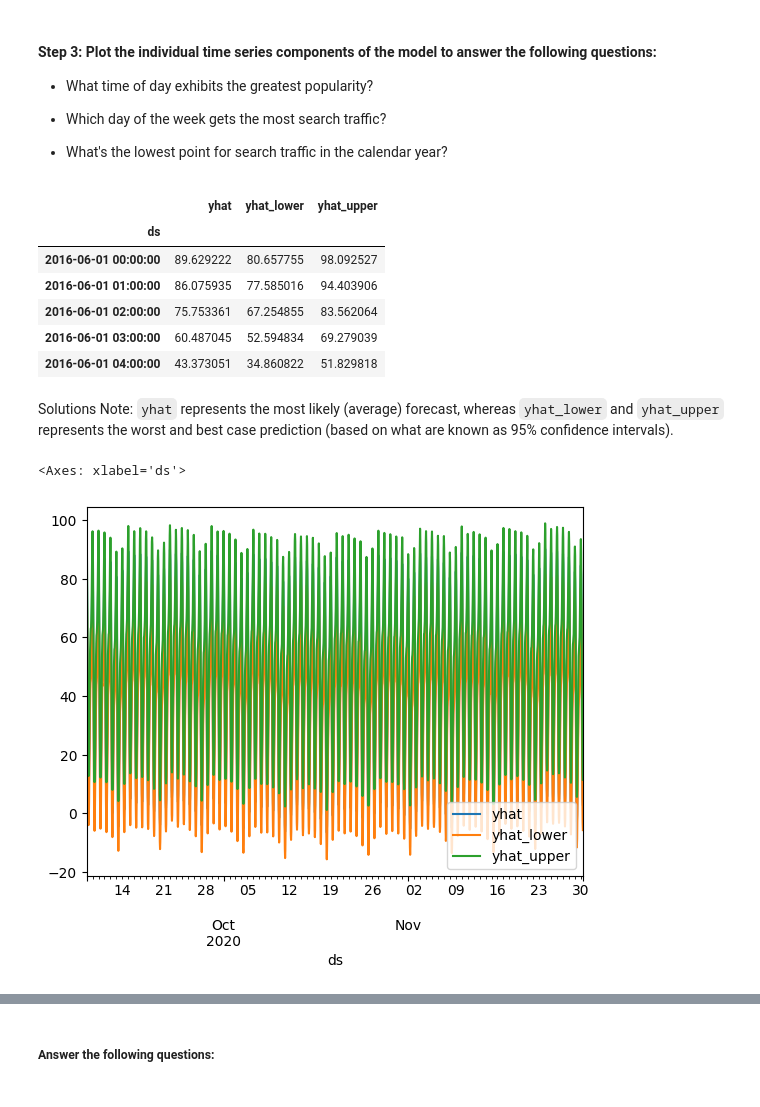
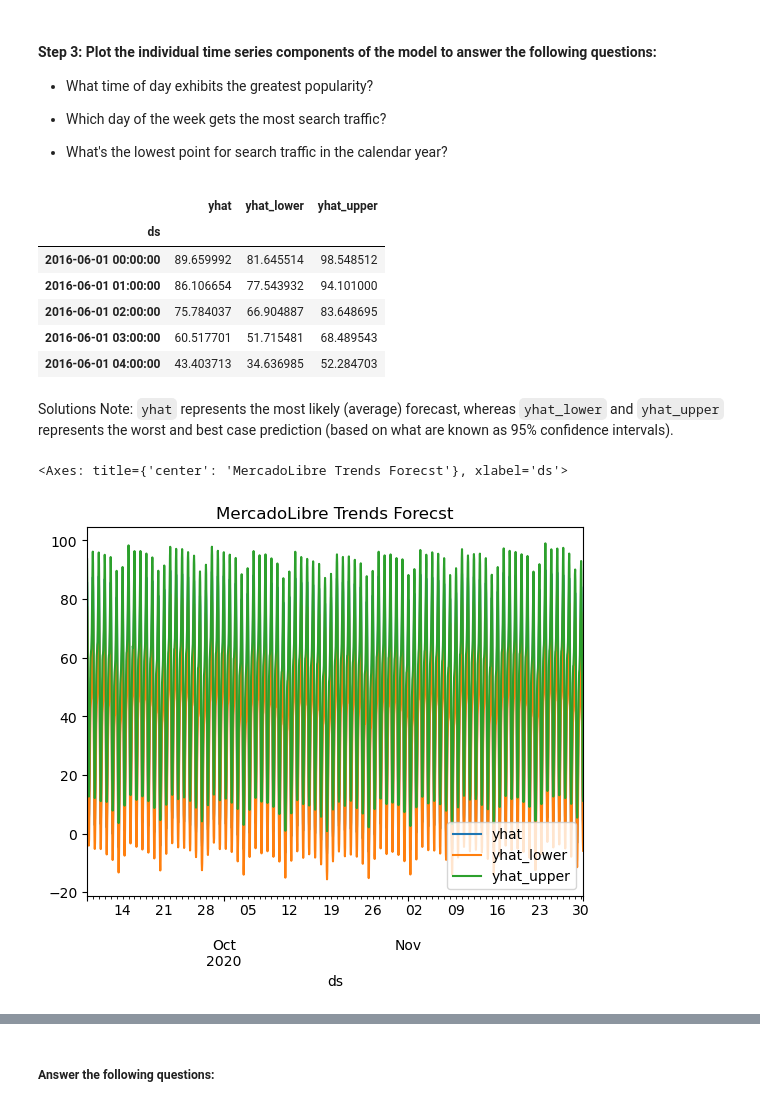
Before and after one commit to JimGile/prophet-challenge, a Jupyter notebook: forecasting_net_prophet.ipynb, the cells around one changed output, grey strips where cells are left out. Cells and saved outputs as stored; diff of their text form; code cells hidden in the pictures.

```diff
--- a/forecasting_net_prophet.ipynb
+++ b/forecasting_net_prophet.ipynb
@@ -467,5 +447,5 @@ prophet_m
 <prophet.forecaster.Prophet at 0x...>
 # %%
 # Fit the time-series model.
-prophet_m.fit(mercado_prophet_df)
+m.fit(mercado_prophet_df)
 # %% [output]
@@ -475,7 +455,7 @@ prophet_m.fit(mercado_prophet_df)
 # %%
 # Create a future dataframe to hold predictions
 # Make the prediction go out as far as 2000 hours (approx 80 days)
-future_mercado_trends_df = prophet_m.make_future_dataframe(periods=2000, freq='H')
+future_mercado_trends_df = m.make_future_dataframe(periods=2000, freq='H')
 
 # View the last five rows of the future_mercado_trends DataFrame
 future_mercado_trends_df.tail()
@@ -488,7 +468,7 @@ future_mercado_trends_df.tail()
 | 39105 | 2020-11-30 08:00:00 |
 # %%
 # Make the predictions for the trend data using the future_mercado_trends DataFrame
-forecast_mercado_trends_df = prophet_m.predict(future_mercado_trends_df)
+forecast_mercado_trends_df = m.predict(future_mercado_trends_df)
 
 # Display the first five rows of the forecast_mercado_trends DataFrame
 forecast_mercado_trends_df.head()
@@ -524,24 +504,26 @@ prophet_m.plot(forecast_mercado_trends_df)
 * What's the lowest point for search traffic in the calendar year?
 # %%
 # Set the index in the forecast_mercado_trends DataFrame to the ds datetime column
-
+forecast_mercado_trends_df.set_index('ds', inplace=True)
 
 # View the only the yhat,yhat_lower and yhat_upper columns from the DataFrame
+forecast_mercado_trends_df[['yhat', 'yhat_lower', 'yhat_upper']].head()
 # %% [output]
 |  | yhat | yhat_lower | yhat_upper |
 | ds |  |  |  |
-| 2016-06-01 00:00:00 | 89.629222 | 80.657755 | 98.092527 |
-| 2016-06-01 01:00:00 | 86.075935 | 77.585016 | 94.403906 |
-| 2016-06-01 02:00:00 | 75.753361 | 67.254855 | 83.562064 |
-| 2016-06-01 03:00:00 | 60.487045 | 52.594834 | 69.279039 |
-| 2016-06-01 04:00:00 | 43.373051 | 34.860822 | 51.829818 |
+| 2016-06-01 00:00:00 | 89.659992 | 81.645514 | 98.548512 |
+| 2016-06-01 01:00:00 | 86.106654 | 77.543932 | 94.101000 |
+| 2016-06-01 02:00:00 | 75.784037 | 66.904887 | 83.648695 |
+| 2016-06-01 03:00:00 | 60.517701 | 51.715481 | 68.489543 |
+| 2016-06-01 04:00:00 | 43.403713 | 34.636985 | 52.284703 |
 # %% [markdown]
 Solutions Note: `yhat` represents the most likely (average) forecast, whereas `yhat_lower` and `yhat_upper` represents the worst and best case prediction (based on what are known as 95% confidence intervals).
 # %%
 # From the forecast_mercado_trends DataFrame, plot the data to visualize
 #  the yhat, yhat_lower, and yhat_upper columns over the last 2000 hours
+forecast_mercado_trends_df.iloc[-2000:,][['yhat', 'yhat_lower', 'yhat_upper']].plot(title='MercadoLibre Trends Forecst')
 # %% [output]
-<Axes: xlabel='ds'>
+<Axes: title={'center': 'MercadoLibre Trends Forecst'}, xlabel='ds'>
-[figure, old version]
+[figure, new version]
 # %%
 # Reset the index in the forecast_mercado_trends DataFrame
```
Also changed, not shown: parts of 13 cells of this notebook.
